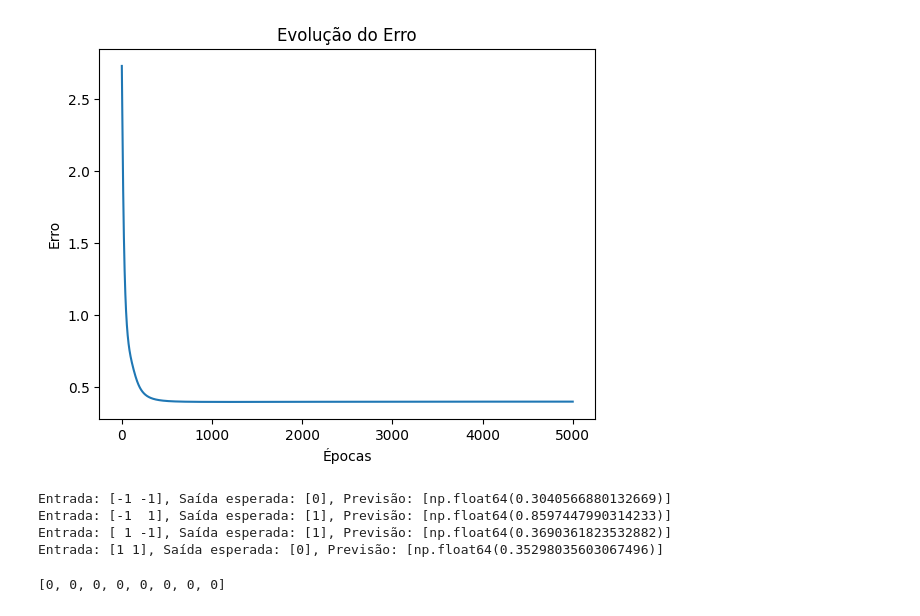
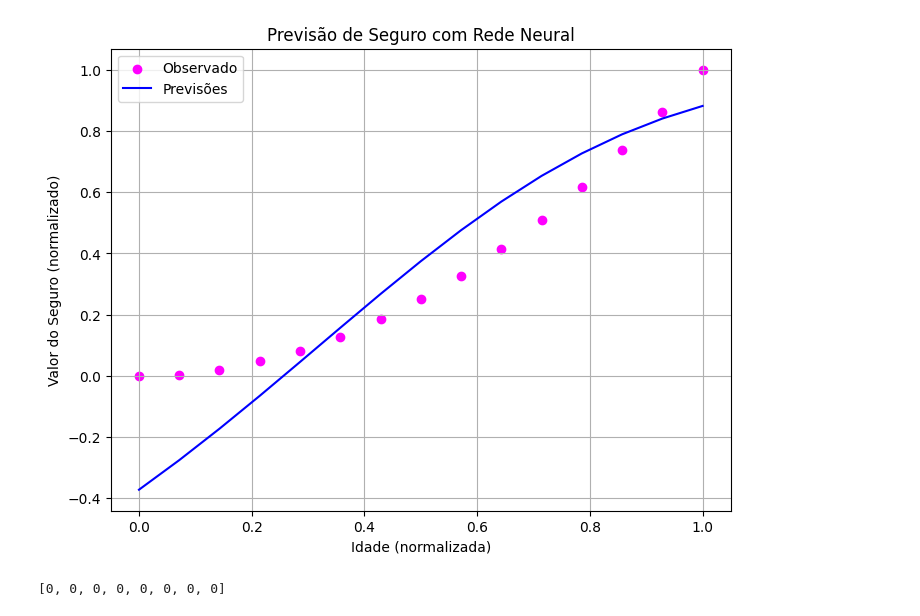
Before and after one commit to marceloassis003/IASCC, a Jupyter notebook: Rede_neuronal/aula_rede_neuronal.ipynb, the cells around one changed output. Cells and saved outputs as stored; diff of their text form; code cells hidden in the pictures.

Commit message:
att implementação rede neuronal
lastn version

```diff
--- a/Rede_neuronal/aula_rede_neuronal.ipynb
+++ b/Rede_neuronal/aula_rede_neuronal.ipynb
@@ -149,7 +149,7 @@ class RedeNeuronal:
 
             if erro_epoca <= epsilon_max:
                 print("Treinamento concluído. Erro aceitável atingido.")
-            #break
+
 
         return historico_erro
 
@@ -170,7 +170,7 @@ class RedeNeuronal:
 # ambiente de testes para o problema XOR
 
 def sigmoid(x):
-    return 1 / (1 + np.exp(-x)) # np.exp significa o exponencial do valor
+    return (1 / (1+np.exp(-x))) # np.exp significa o exponencial do valor
 
 def sigmoid_derivada(x):
     s = sigmoid(x)
@@ -184,15 +184,23 @@ def tah_derivada(x):
 
 
 #forma = [2, 3, 1]
-forma = [2, 5, 1]
+#forma = [2, 3, 1]
+#forma = [1, 10, 1]
 
-rede = RedeNeuronal(forma, tah)
+#rede = RedeNeuronal(forma, sigmoid)
 #rede.camadas[-1].neuronios = [Neuronio(3, sigmoid)]
-
+"""
 X = np.array([
     [-1, -1],
     [-1, 1],
     [1, -1],
+    [1, 1]
+])
+
+X = np.array([
+    [0, 0],
+    [0, 1],
+    [1, 0],
     [1, 1]
 ])
 
@@ -201,12 +209,18 @@ Y = np.array([
     [1],
     [1],
     [0]
-])
+])"""
 
-n_epocas = 5000        # Número de épocas
-epsilon_max = 0.01      # Erro máximo permitido
-alpha = 0.005               # Taxa de aprendizado
-beta = 0.7          # Fator de momento
+""" #n_epocas = 5000        # Número de épocas
+n_epocas = 700
+epsilon_max = 0.03      # Erro máximo permitido
+alpha = 0.1               # Taxa de aprendizado
+
+#n_epocas = 5000        # Número de épocas
+n_epocas = 10000
+epsilon_max = 0.01     # Erro máximo permitido
+alpha = 0.5            # Taxa de aprendizado # rate learning
+beta = 0.7         # Factor de momento
 
 historico_erro = rede.treinar(X, Y, n_epocas, epsilon_max, alpha, beta)
 
@@ -222,4 +236,44 @@ predicoes = rede.prever(X)
 
 for i, (entrada, saida) in enumerate(zip(X, predicoes)):
     print(f"Entrada: {entrada}, Saída esperada: {Y[i]}, Previsão: {saida}")
+beta = 0.5         # Fator de momento """
+
+np.random.seed(42)
+idades = np.linspace(18, 60, 15)  # Idades entre 18 e 60 anos
+valores_seguro = 0.01 * (idades - 18)**2 + 0.2 + np.random.normal(0, 0.02, len(idades))  # Relação quadrática com ruído
+
+idades_norm = (idades - min(idades)) / (max(idades) - min(idades))  # Normaliza para [0, 1]
+valores_seguro_norm = (valores_seguro - min(valores_seguro)) / (max(valores_seguro) - min(valores_seguro))
+
+X = idades_norm.reshape(-1, 1)  # Idades (entrada)
+Y = valores_seguro_norm.reshape(-1, 1)  # Valores do seguro (saída)
+
+forma = [1, 20, 1]  # 1 neurônio na entrada, 10 na camada oculta, 1 na saída
+rede = RedeNeuronal(forma, tah)  # Rede criada com sigmoid para regressão
+
+n_epocas = 5000        # Número de épocas
+epsilon_max = 0.01     # Erro máximo permitido
+alpha = 0.5            # Taxa de aprendizado
+beta = 0.9           # Fator de momento
+
+# Treinar a rede
+historico_erro = rede.treinar(X, Y, n_epocas, epsilon_max, alpha, beta)
+
+predicoes = rede.prever(X)
+
+mae = np.mean(np.abs(Y - predicoes))
+percent_acerto = 100 * (1 - mae)
+
+# Exibir a porcentagem de acerto
+print(f"Porcentagem de Acerto: {percent_acerto:.2f}%")
+
+plt.figure(figsize=(8, 6))
+plt.scatter(X, Y, color='magenta', label='Observado')  # Dados reais
+plt.plot(X, predicoes, color='blue', label='Previsões')  # Previsões da rede
+plt.title('Previsão de Seguro com Rede Neural')
+plt.xlabel('Idade (normalizada)')
+plt.ylabel('Valor do Seguro (normalizado)')
+plt.legend()
+plt.grid(True)
+plt.show()
 # %% [output]
@@ -243,8 +297,4 @@ for i, (entrada, saida) in enumerate(zip(X, predicoes)):
-[figure, old version]
+[figure, new version]
-Entrada: [-1 -1], Saída esperada: [0], Previsão: [np.float64(0.3040566880132669)]
-Entrada: [-1  1], Saída esperada: [1], Previsão: [np.float64(0.8597447990314233)]
-Entrada: [ 1 -1], Saída esperada: [1], Previsão: [np.float64(0.3690361823532882)]
-Entrada: [1 1], Saída esperada: [0], Previsão: [np.float64(0.35298035603067496)]
 # %%
 import random
 import numpy as np
```
Also changed, not shown: parts of 2 cells of this notebook, 2 other files.
